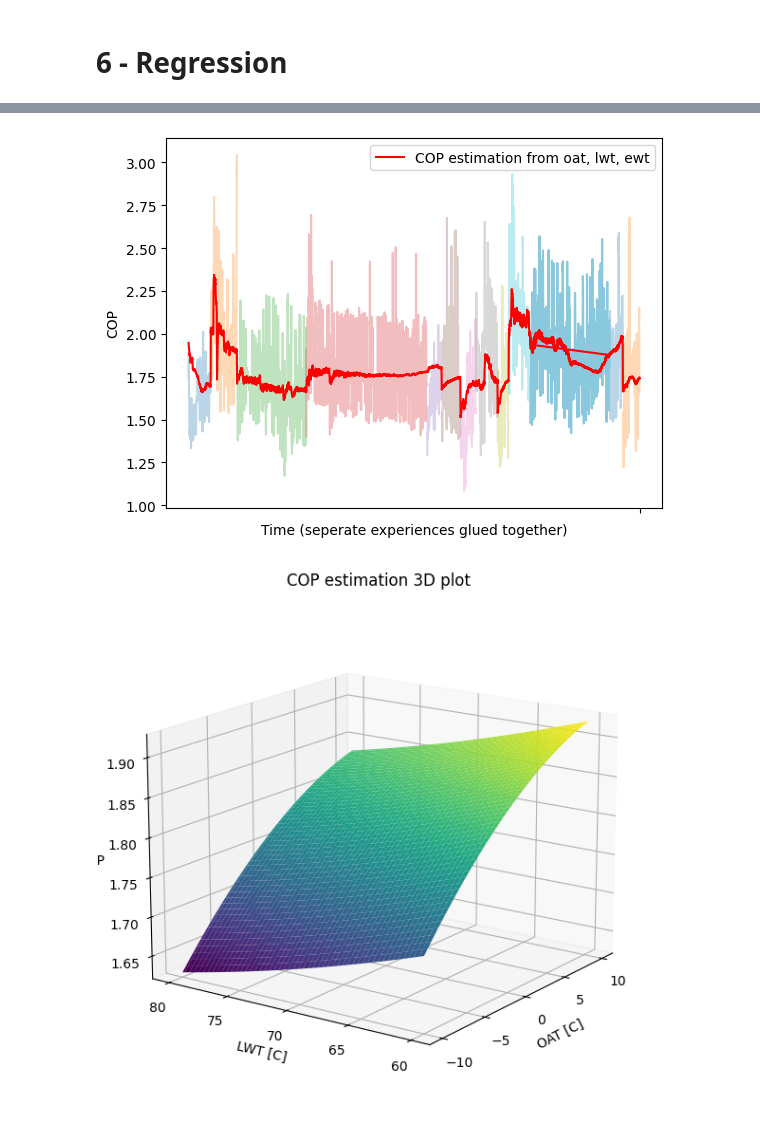
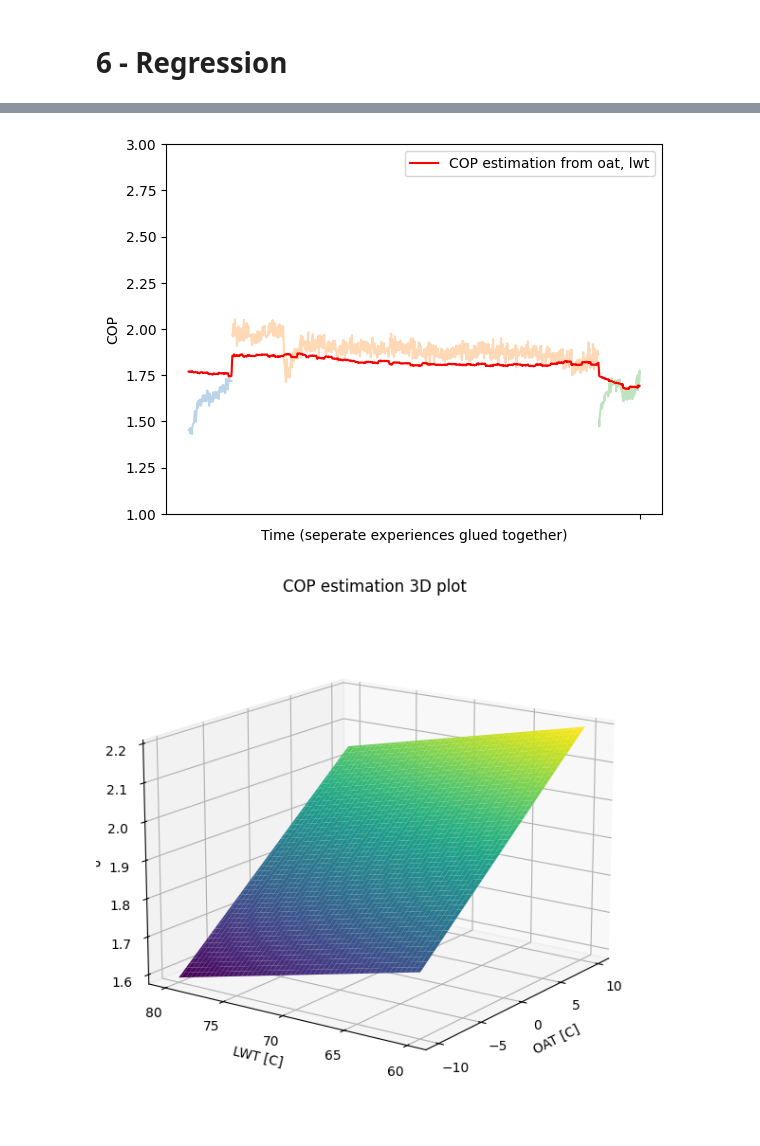
Before and after one commit to thegridelectric/gridworks-journalkeeper, a Jupyter notebook: src/gjk/data_processing/estimating_COP.ipynb, the cells around one changed output, grey strips where cells are left out. Saved outputs shown, nothing was run; the diff lists cells and outputs as text; code cells hidden in the pictures.

```diff
--- a/src/gjk/data_processing/estimating_COP.ipynb
+++ b/src/gjk/data_processing/estimating_COP.ipynb
@@ -20,8 +20,8 @@ session = Session()
 
 timezone = "America/New_York"
 
-start = pendulum.datetime(2024, 2, 3, 17, 0, tz=timezone)
-end = pendulum.datetime(2024, 2, 3, 23, 0, tz=timezone)
+start = pendulum.datetime(2024, 2, 4, 0, 0, tz=timezone)
+end = pendulum.datetime(2024, 2, 4, 23, 0, tz=timezone)
 
 start_ms = int(start.timestamp() * 1000)
 end_ms = int(end.timestamp() * 1000)
@@ -367,31 +336,29 @@ import os
 
 big_df = pd.DataFrame()
 
-for file in os.listdir('data/'):
+for file in os.listdir('data-old/'):
     if '.csv' in file:
-        df = pd.read_csv(f'data/{file}')
+        df = pd.read_csv(f'data-old/{file}')
         df.drop(columns=['time', 'Unnamed: 0'], inplace=True)
         big_df = pd.concat([big_df, df], ignore_index=True)
 # %%
 from scipy.optimize import curve_fit
 
-def model(X,a,b,c,d,e,f,g):
-    x1, x2, x3 = X
-    approx = (a
-              + b*x1 + c*x2 + d*x3
-              + e*x1**2 + f*x2**2 + g*x3**2)
+def model(X,a,b,c):
+    x1, x2 = X
+    approx = a + b*x1 + c*x2
     return approx
 
-x_o = np.array(list(big_df.oat))
+x_o = np.array(list(big_df.oat_herbie))
 x_l = np.array(list(big_df.lwt))
-x_e = np.array(list(big_df.ewt))
-X_list = np.vstack((x_o, x_l, x_e))
+X_list = np.vstack((x_o, x_l))
 y = np.array(list(big_df.COP))
 
 popt, pcov = curve_fit(model, X_list, y)
 big_df['COP_approx'] = model(X_list, *popt)
+print(popt)
 
-def COP(oat,lwt,ewt=None):
-    if ewt is None:
-        ewt = lwt - 11.11
-    return model([oat,lwt,ewt], *popt)
+def COP(oat,lwt):
+    return model([oat,lwt], *popt)
+
+display(big_df)
@@ -398,17 +380,21 @@ def COP(oat,lwt,ewt=None):
 # %%
+big_df = pd.DataFrame()
 for file in os.listdir('data/'):
     if '.csv' in file:
         df = pd.read_csv(f'data/{file}')
         df.drop(columns=['time', 'Unnamed: 0'], inplace=True)
+        big_df = pd.concat([big_df, df], ignore_index=True)
         plt.plot(df.time_dt, df.COP, alpha=0.3)
-plt.plot(big_df.time_dt, big_df.COP_approx, color='red', label='COP estimation from oat, lwt, ewt')
+big_df['COP_approx'] = big_df.apply(lambda row: COP(row['oat'], row['lwt']), axis=1)
+plt.plot(big_df.time_dt, big_df.COP_approx, color='red', label='COP estimation from oat, lwt')
 plt.legend()
+plt.ylim([1,3])
 plt.xticks([''])
 plt.xlabel('Time (seperate experiences glued together)')
 plt.ylabel('COP')
 plt.show()
 # %% [output]
-[figure, old version]
+[figure, new version]
 # %%
 oat_range = np.linspace(-10, 10, 100)
 lwt_range = np.linspace(60, 80, 100)
@@ -428,4 +414,4 @@ ax.set_title('COP estimation 3D plot')
 plt.tight_layout()
 plt.show()
 # %% [output]
-[figure, old version]
+[figure, new version]
```
Also changed, not shown: parts of 9 cells of this notebook, 1 other file.
